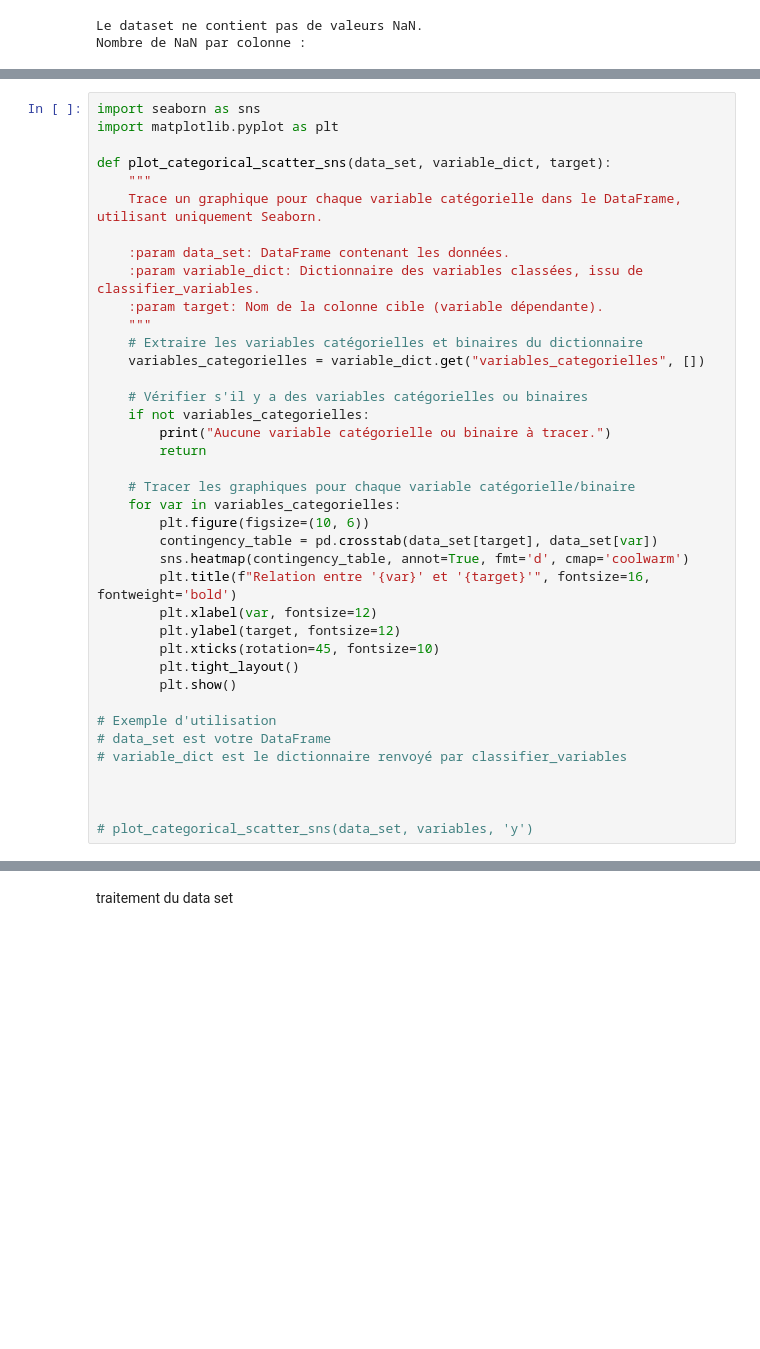
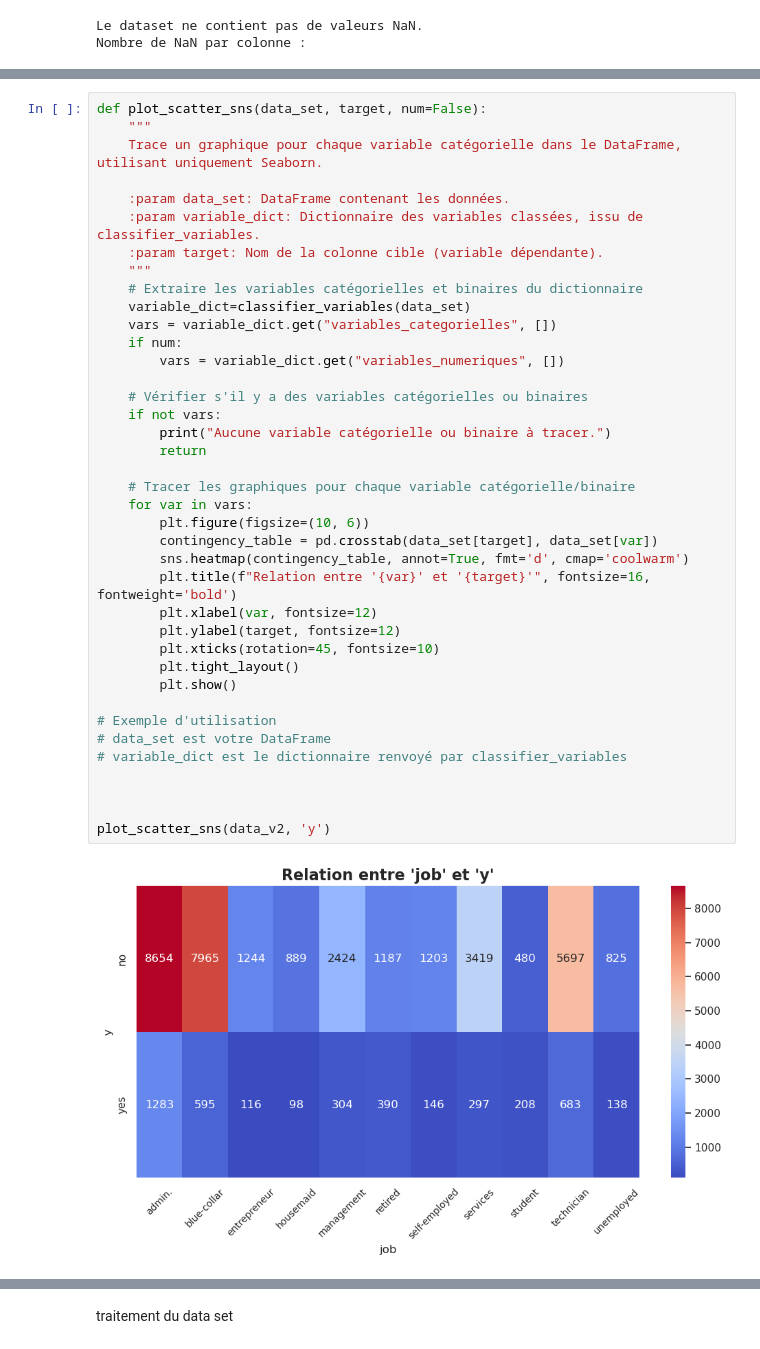
Before and after one commit to Ulrichnk/Projet_macahine_learning, a Jupyter notebook: projet copy.ipynb, the cells around one changed output, grey strips where cells are left out. Cells and saved outputs as stored; diff of their text form; blank space fills up the shorter version.

```diff
--- a/projet copy.ipynb
+++ b/projet copy.ipynb
@@ -220,39 +354,41 @@ def plot_categorical_histograms(data_set, variable_dict):
 # %%
-import seaborn as sns
-import matplotlib.pyplot as plt
-
-def plot_categorical_scatter_sns(data_set, variable_dict, target):
+def plot_scatter_sns(data_set, target, num=False):
     """
     Trace un graphique pour chaque variable catégorielle dans le DataFrame, utilisant uniquement Seaborn.
 
     :param data_set: DataFrame contenant les données.
     :param variable_dict: Dictionnaire des variables classées, issu de classifier_variables.
     :param target: Nom de la colonne cible (variable dépendante).
     """
     # Extraire les variables catégorielles et binaires du dictionnaire
-    variables_categorielles = variable_dict.get("variables_categorielles", [])
+    variable_dict=classifier_variables(data_set)
+    vars = variable_dict.get("variables_categorielles", [])
+    if num:
+        vars = variable_dict.get("variables_numeriques", [])
 
     # Vérifier s'il y a des variables catégorielles ou binaires
-    if not variables_categorielles:
+    if not vars:
         print("Aucune variable catégorielle ou binaire à tracer.")
         return
 
     # Tracer les graphiques pour chaque variable catégorielle/binaire
-    for var in variables_categorielles:
+    for var in vars:
         plt.figure(figsize=(10, 6))
         contingency_table = pd.crosstab(data_set[target], data_set[var])
         sns.heatmap(contingency_table, annot=True, fmt='d', cmap='coolwarm')
         plt.title(f"Relation entre '{var}' et '{target}'", fontsize=16, fontweight='bold')
         plt.xlabel(var, fontsize=12)
         plt.ylabel(target, fontsize=12)
         plt.xticks(rotation=45, fontsize=10)
         plt.tight_layout()
         plt.show()
 
 # Exemple d'utilisation
 # data_set est votre DataFrame
 # variable_dict est le dictionnaire renvoyé par classifier_variables
 
 
 
-# plot_categorical_scatter_sns(data_set, variables, 'y')
+plot_scatter_sns(data_v2, 'y')
+# %% [output]
+[figure, added]
```
Also changed, not shown: parts of 86 cells of this notebook, 6 other files.
